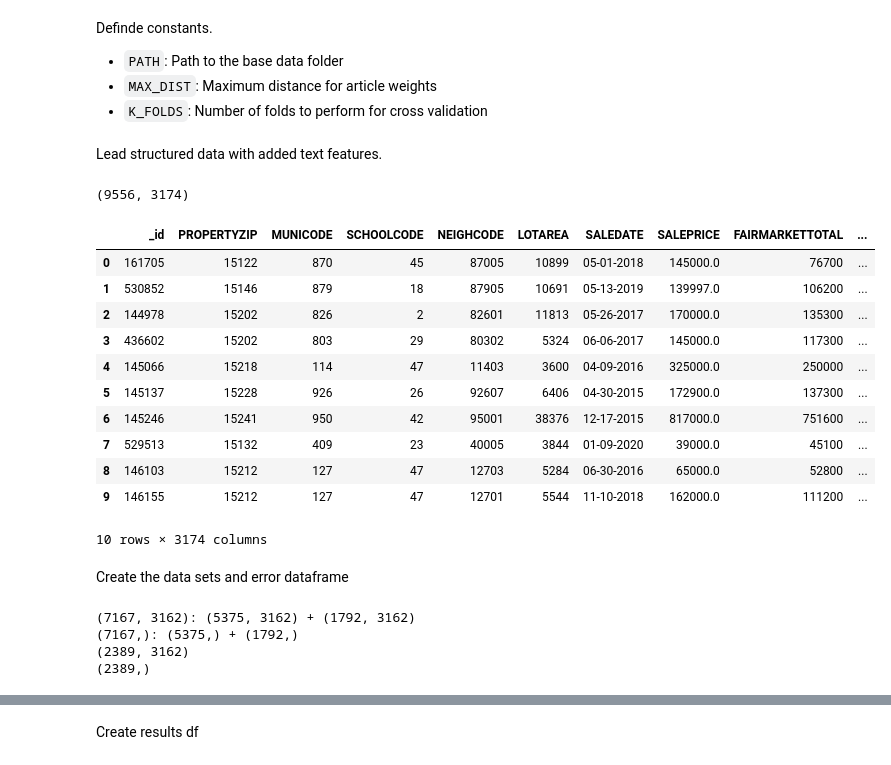
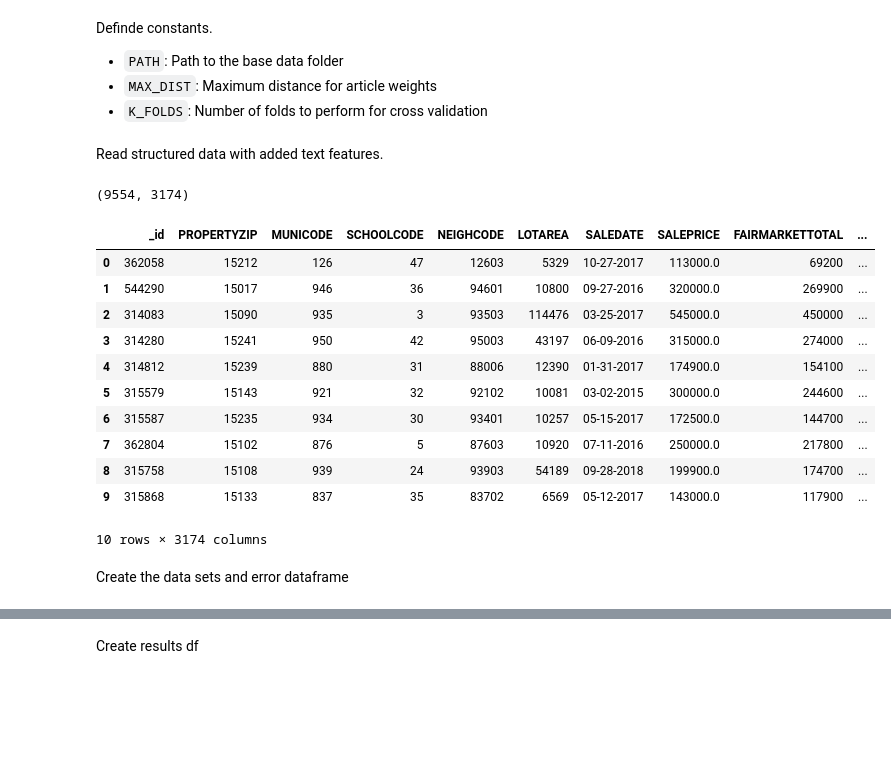
Before and after one commit to tim-heuwinkel/wikipedia-real-estate, a Jupyter notebook: ML_wiki.ipynb, the cells around one changed output, grey strips where cells are left out. Drawn from its saved outputs; the diff is of its cells as text; code cells hidden in the pictures; blank space fills up the shorter version.

```diff
--- a/ML_wiki.ipynb
+++ b/ML_wiki.ipynb
@@ -35,41 +37,36 @@ Definde constants.
 - ``K_FOLDS``: Number of folds to perform for cross validation
 # %%
 PATH = "C:/Users/Tim/.keras/datasets/wikipedia_real_estate/"
-MAX_DIST = 5500
+MAX_DIST = 6500
 K_FOLDS = 5
 WEIGHTING = True
-DUMMIES = []  # e.g. ["MUNICODE"]
+MEAN = True
+DUMMIES = ["MUNICODE"]  # e.g. ["MUNICODE"]
 # %% [markdown]
-Lead structured data with added text features.
+Read structured data with added text features.
 # %%
-if WEIGHTING:
+if not WEIGHTING:
+    structured_wiki_text = pd.read_csv(PATH + f"structured_wiki_text_features_{MAX_DIST}_NOWEIGHT.csv")
+elif not MEAN:
+    structured_wiki_text = pd.read_csv(PATH + f"structured_wiki_text_features_{MAX_DIST}_NOMEAN.csv")
+else:
     structured_wiki_text = pd.read_csv(PATH + f"structured_wiki_text_features_{MAX_DIST}.csv")
-else:
-    structured_wiki_text = pd.read_csv(PATH + f"structured_wiki_text_features_{MAX_DIST}_NOWEIGHT.csv")
 
 print(structured_wiki_text.shape)
 structured_wiki_text.head(10)
 # %% [output]
-(9556, 3174)
+(9554, 3174)
 |  | _id | PROPERTYZIP | MUNICODE | SCHOOLCODE | NEIGHCODE | LOTAREA | SALEDATE | SALEPRICE | FAIRMARKETTOTAL | ... |
-| 0 | 161705 | 15122 | 870 | 45 | 87005 | 10899 | 05-01-2018 | 145000.0 | 76700 | ... |
-| 1 | 530852 | 15146 | 879 | 18 | 87905 | 10691 | 05-13-2019 | 139997.0 | 106200 | ... |
-| 2 | 144978 | 15202 | 826 | 2 | 82601 | 11813 | 05-26-2017 | 170000.0 | 135300 | ... |
-| 3 | 436602 | 15202 | 803 | 29 | 80302 | 5324 | 06-06-2017 | 145000.0 | 117300 | ... |
-| 4 | 145066 | 15218 | 114 | 47 | 11403 | 3600 | 04-09-2016 | 325000.0 | 250000 | ... |
-| 5 | 145137 | 15228 | 926 | 26 | 92607 | 6406 | 04-30-2015 | 172900.0 | 137300 | ... |
-| 6 | 145246 | 15241 | 950 | 42 | 95001 | 38376 | 12-17-2015 | 817000.0 | 751600 | ... |
-| 7 | 529513 | 15132 | 409 | 23 | 40005 | 3844 | 01-09-2020 | 39000.0 | 45100 | ... |
-| 8 | 146103 | 15212 | 127 | 47 | 12703 | 5284 | 06-30-2016 | 65000.0 | 52800 | ... |
-| 9 | 146155 | 15212 | 127 | 47 | 12701 | 5544 | 11-10-2018 | 162000.0 | 111200 | ... |
+| 0 | 362058 | 15212 | 126 | 47 | 12603 | 5329 | 10-27-2017 | 113000.0 | 69200 | ... |
+| 1 | 544290 | 15017 | 946 | 36 | 94601 | 10800 | 09-27-2016 | 320000.0 | 269900 | ... |
+| 2 | 314083 | 15090 | 935 | 3 | 93503 | 114476 | 03-25-2017 | 545000.0 | 450000 | ... |
+| 3 | 314280 | 15241 | 950 | 42 | 95003 | 43197 | 06-09-2016 | 315000.0 | 274000 | ... |
+| 4 | 314812 | 15239 | 880 | 31 | 88006 | 12390 | 01-31-2017 | 174900.0 | 154100 | ... |
+| 5 | 315579 | 15143 | 921 | 32 | 92102 | 10081 | 03-02-2015 | 300000.0 | 244600 | ... |
+| 6 | 315587 | 15235 | 934 | 30 | 93401 | 10257 | 05-15-2017 | 172500.0 | 144700 | ... |
+| 7 | 362804 | 15102 | 876 | 5 | 87603 | 10920 | 07-11-2016 | 250000.0 | 217800 | ... |
+| 8 | 315758 | 15108 | 939 | 24 | 93903 | 54189 | 09-28-2018 | 199900.0 | 174700 | ... |
+| 9 | 315868 | 15133 | 837 | 35 | 83702 | 6569 | 05-12-2017 | 143000.0 | 117900 | ... |
 10 rows × 3174 columns
 # %% [markdown]
 Create the data sets and error dataframe
-# %%
-X_columns_text, data_sets, error_df = make_train_test(structured_wiki_text, dummies=DUMMIES)
-X, y, X_train, X_test, y_train, y_test, X_train_train, X_train_val, y_train_train, y_train_val = data_sets
-# %% [output]
-(7167, 3162): (5375, 3162) + (1792, 3162)
-(7167,): (5375,) + (1792,)
-(2389, 3162)
-(2389,)
```
Also changed, not shown: parts of 91 cells of this notebook, 19 other files.
